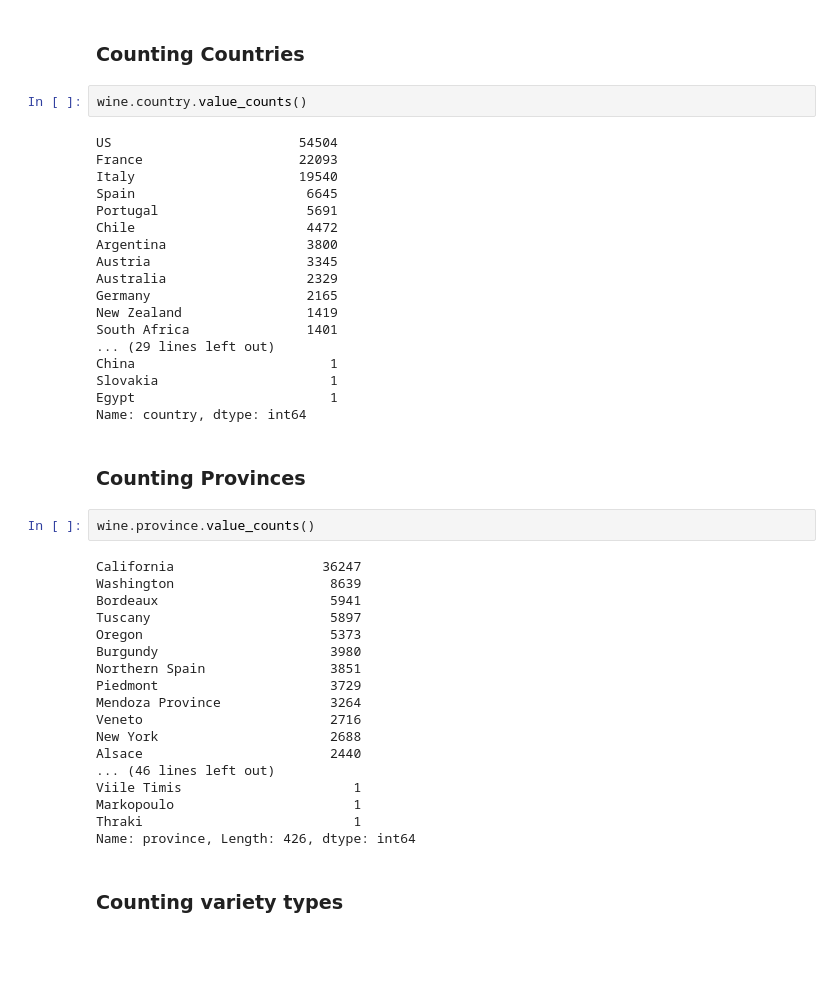
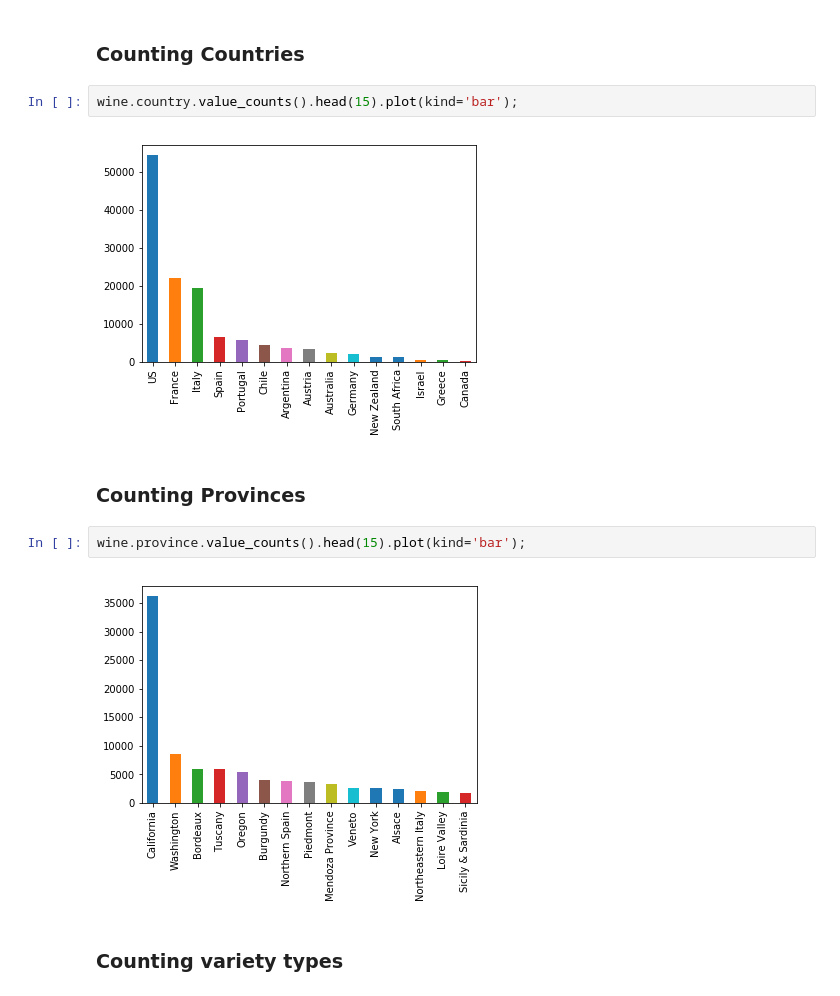
Before and after one commit to evanrosa/wine-ML-capstone-2018, a Jupyter notebook: 02-EDA.ipynb, the cells around one changed output. Saved outputs shown, nothing was run; the diff lists cells and outputs as text; blank space fills up the shorter version.

```diff
--- a/02-EDA.ipynb
+++ b/02-EDA.ipynb
@@ -190,47 +184,15 @@ wine.region_2.value_counts().plot(kind='bar');
 # %% [markdown]
 ### Counting Countries
 # %%
-wine.country.value_counts()
+wine.country.value_counts().head(15).plot(kind='bar');
 # %% [output]
-US                        54504
-France                    22093
-Italy                     19540
-Spain                      6645
-Portugal                   5691
-Chile                      4472
-Argentina                  3800
-Austria                    3345
-Australia                  2329
-Germany                    2165
-New Zealand                1419
-South Africa               1401
-... (29 lines left out)
-China                         1
-Slovakia                      1
-Egypt                         1
-Name: country, dtype: int64
+[figure, added]
 # %% [markdown]
 ### Counting Provinces
 # %%
-wine.province.value_counts()
+wine.province.value_counts().head(15).plot(kind='bar');
 # %% [output]
-California                   36247
-Washington                    8639
-Bordeaux                      5941
-Tuscany                       5897
-Oregon                        5373
-Burgundy                      3980
-Northern Spain                3851
-Piedmont                      3729
-Mendoza Province              3264
-Veneto                        2716
-New York                      2688
-Alsace                        2440
-... (46 lines left out)
-Viile Timis                      1
-Markopoulo                       1
-Thraki                           1
-Name: province, Length: 426, dtype: int64
+[figure, added]
 # %% [markdown]
 ### Counting variety types
 # %%
```
Also changed, not shown: parts of 24 cells of this notebook.
